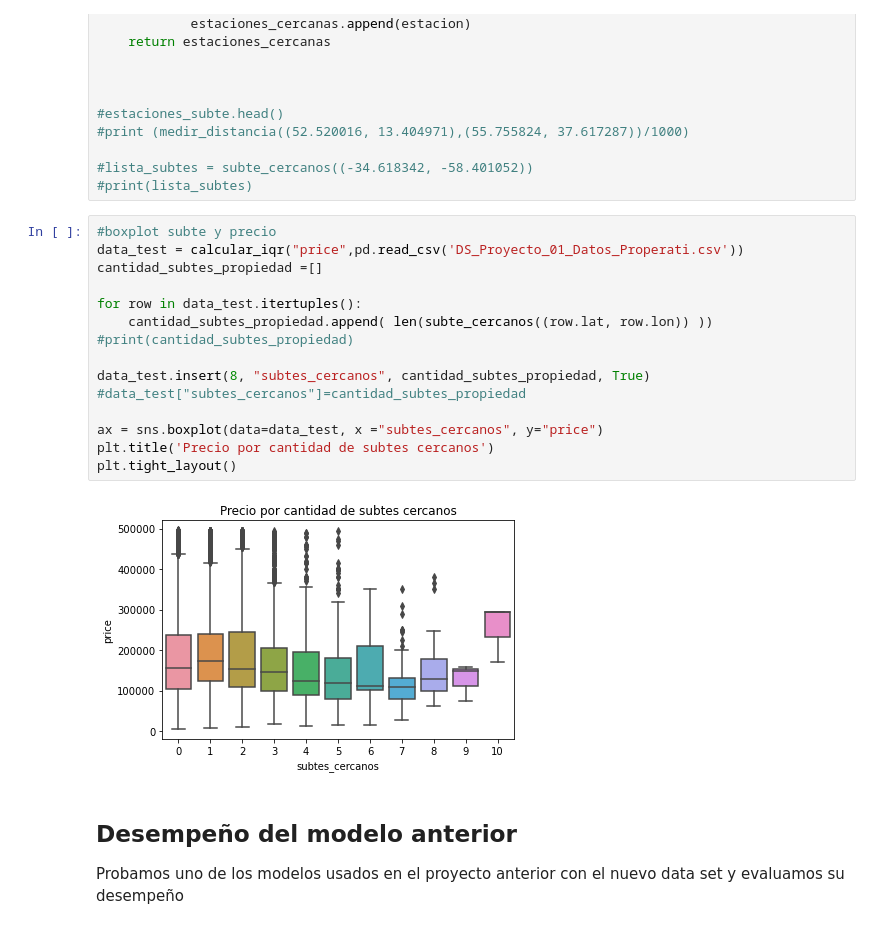
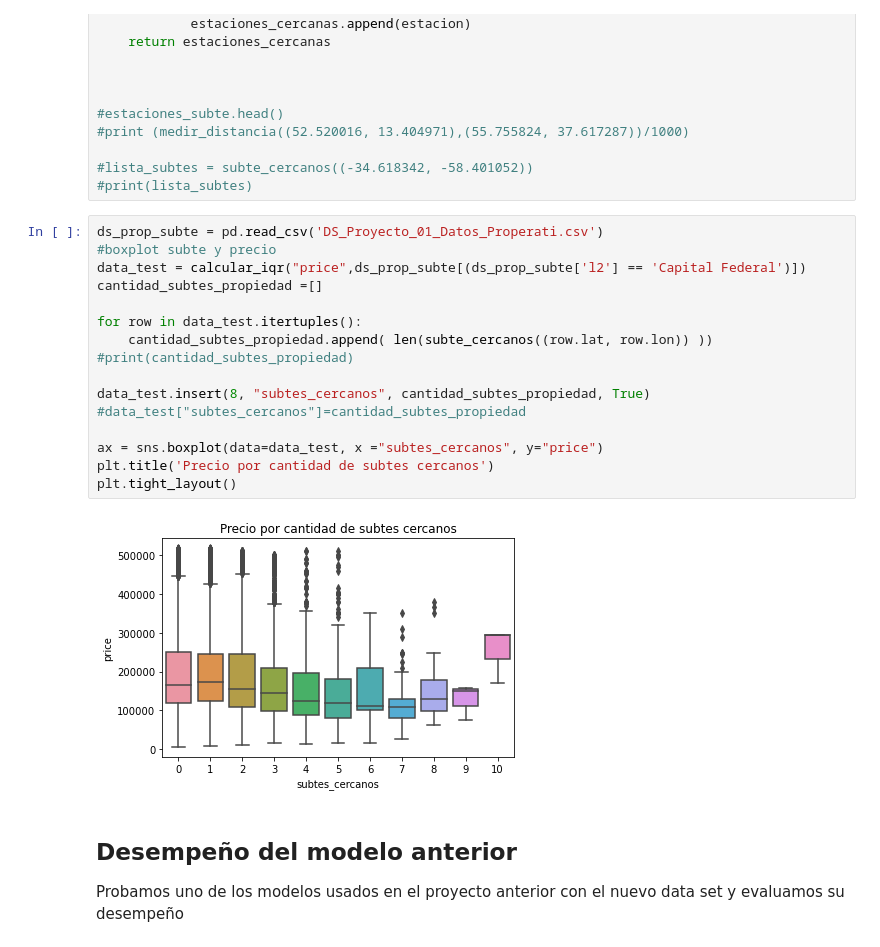
Before and after one commit to canel1125/Properati_DataScience_Proyecto2, a Jupyter notebook: proyecto2.ipynb, the cells around one changed output. Drawn from its saved outputs; the diff is of its cells as text.

```diff
--- a/proyecto2.ipynb
+++ b/proyecto2.ipynb
@@ -398,22 +403,23 @@ def subte_cercanos(loc_prop):
 #lista_subtes = subte_cercanos((-34.618342, -58.401052))
 #print(lista_subtes)
 # %%
+ds_prop_subte = pd.read_csv('DS_Proyecto_01_Datos_Properati.csv')
 #boxplot subte y precio
-data_test = calcular_iqr("price",pd.read_csv('DS_Proyecto_01_Datos_Properati.csv'))
+data_test = calcular_iqr("price",ds_prop_subte[(ds_prop_subte['l2'] == 'Capital Federal')])
 cantidad_subtes_propiedad =[]
 
 for row in data_test.itertuples():
     cantidad_subtes_propiedad.append( len(subte_cercanos((row.lat, row.lon)) ))
 #print(cantidad_subtes_propiedad)
 
 data_test.insert(8, "subtes_cercanos", cantidad_subtes_propiedad, True)
 #data_test["subtes_cercanos"]=cantidad_subtes_propiedad
 
 ax = sns.boxplot(data=data_test, x ="subtes_cercanos", y="price")
 plt.title('Precio por cantidad de subtes cercanos')
 plt.tight_layout()
 # %% [output]
-[figure, old version]
+[figure, new version]
 # %% [markdown]
 ## Desempeño del modelo anterior
 Probamos uno de los modelos usados en el proyecto anterior con el nuevo data set y evaluamos su desempeño
```
Also changed, not shown: parts of 2 cells of this notebook.
